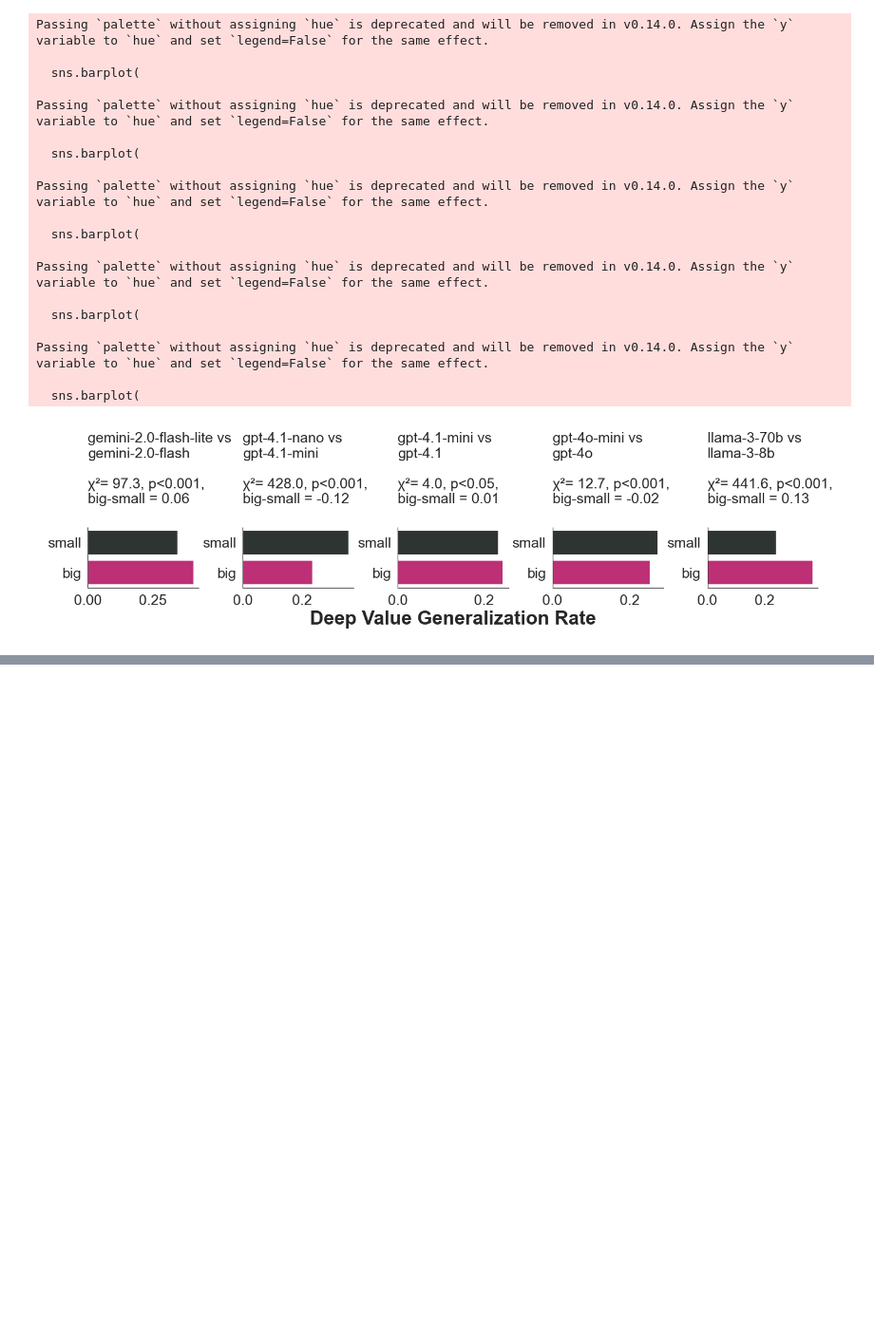
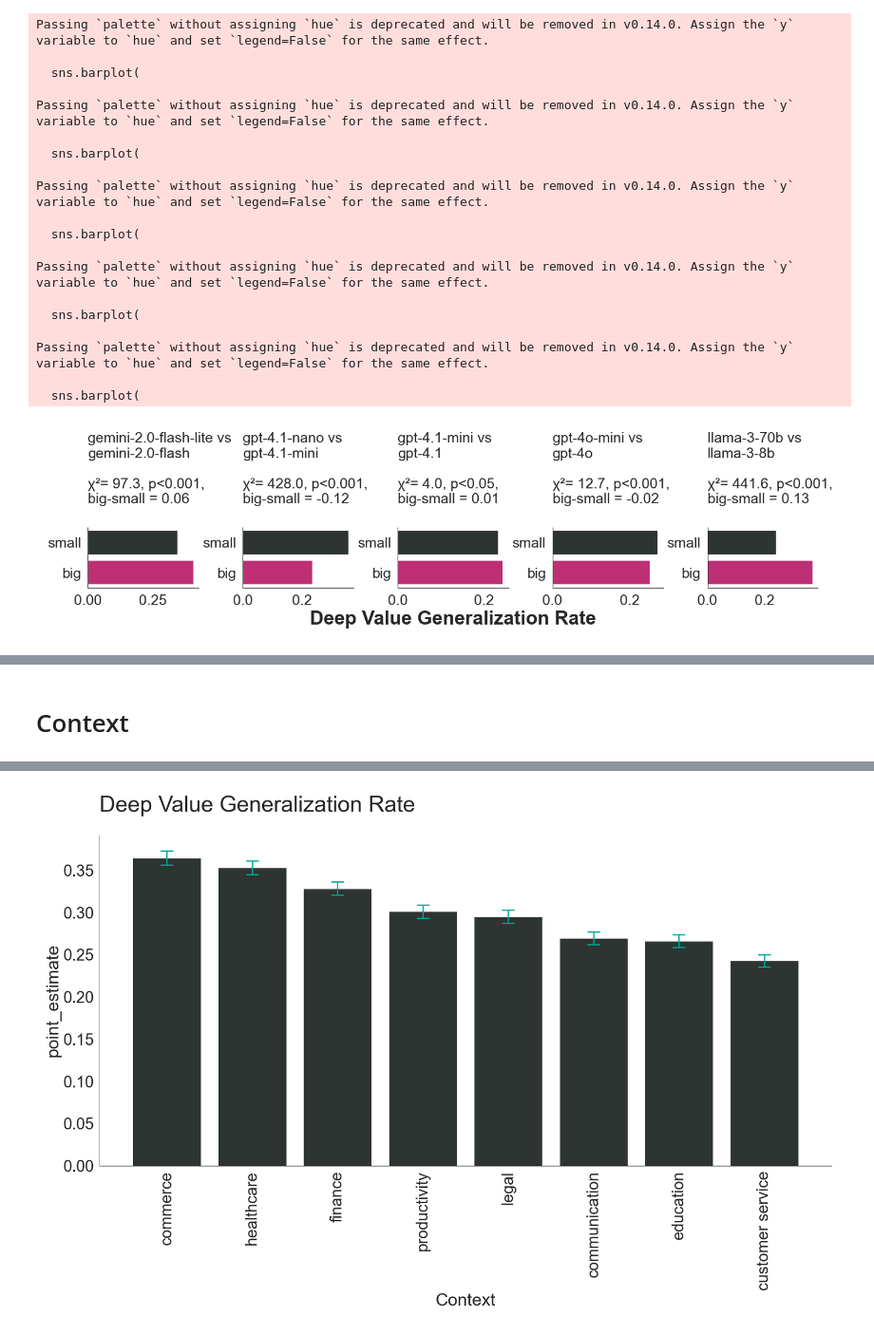
Before and after one commit to josh-ashkinaze/dvb, a Jupyter notebook: 9_run_stats_two.ipynb, the cells around one changed output, grey strips where cells are left out. Shown: that part at 95% size. Drawn from its saved outputs; the diff is of its cells as text; code cells hidden in the pictures; blank space fills up the shorter version.

Commit message:
context

```diff
--- a/9_run_stats_two.ipynb
+++ b/9_run_stats_two.ipynb
@@ -948,0 +1015,78 @@ df
+# %% [markdown]
+# Context
+# %%
+def compute_estimates_by_factor(df, factor_col, target_col, method='wilson'):
+    """
+    Compute point estimates and confidence intervals for a binary variable across
+    different levels of a grouping factor.
+
+    Helper function for breaking things out by factor.
+
+    """
+    from statsmodels.stats.proportion import proportion_confint
+
+    result_df = []
+    factor_values = df[factor_col].unique()
+
+    for value in factor_values:
+        tdf = df[df[factor_col] == value]
+
+        count = len(tdf)
+        y_sum = tdf[target_col].sum()
+        y_mean = tdf[target_col].mean()
+
+        low, high = proportion_confint(y_sum, count, method=method)
+
+        result_df.append({
+            factor_col: value,
+            'count': count,
+            'point_estimate': y_mean,
+            'low': low,
+            'high': high
+        })
+
+        print(f"{factor_col}= {value} (n={count}, est={y_mean:.2f}, 95% CI= [{low:.2f}, {high:.2f}])")
+
+    return pd.DataFrame(result_df)
+
+result = compute_estimates_by_factor(df, 'context', 'generalized_deep_value')
+result = result.sort_values(by='point_estimate', ascending=False)
+factor = 'context'
+
+
+plt.figure(figsize=(18,12))
+sns.barplot(
+    data=result,
+    x=factor,
+    y='point_estimate',
+    color=mypal[0],
+    width=0.8
+)
+plt.xticks(rotation=90)
+plt.errorbar(
+    result['context'],
+    result['point_estimate'],
+    yerr=[
+        result['point_estimate'] - result['low'],
+        result['high'] - result['point_estimate']
+    ],
+    fmt='none',
+    color=mypal[2],
+    capsize=10,
+    capthick=2,
+    elinewidth=2
+)
+
+
+plt.xlabel('Context')
+
+plt.title('Deep Value Generalization Rate')
+plt.tight_layout()
+plt.savefig("plots/context_dvgr.pdf", dpi=300, bbox_inches='tight')
+
+plt.show()
+
+chi2_res = chi2(df['context'], df['y'], report_cramer=True)
+for k, v in chi2_res.items():
+    print(f"{k}: {v:.2f}")
+# %% [output]
@@ -948,0 +1101 @@ df
+[figure, added]
```
Also changed, not shown: parts of 7 cells of this notebook.
